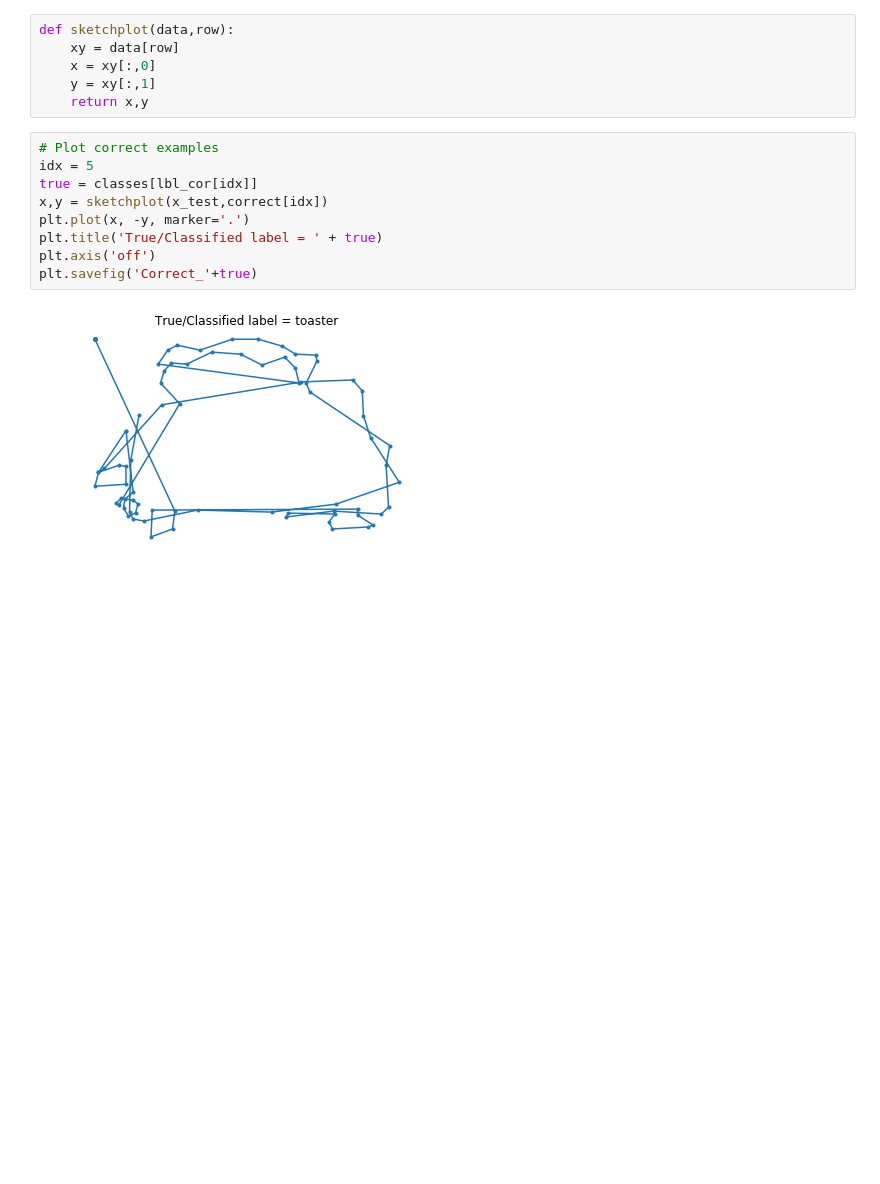
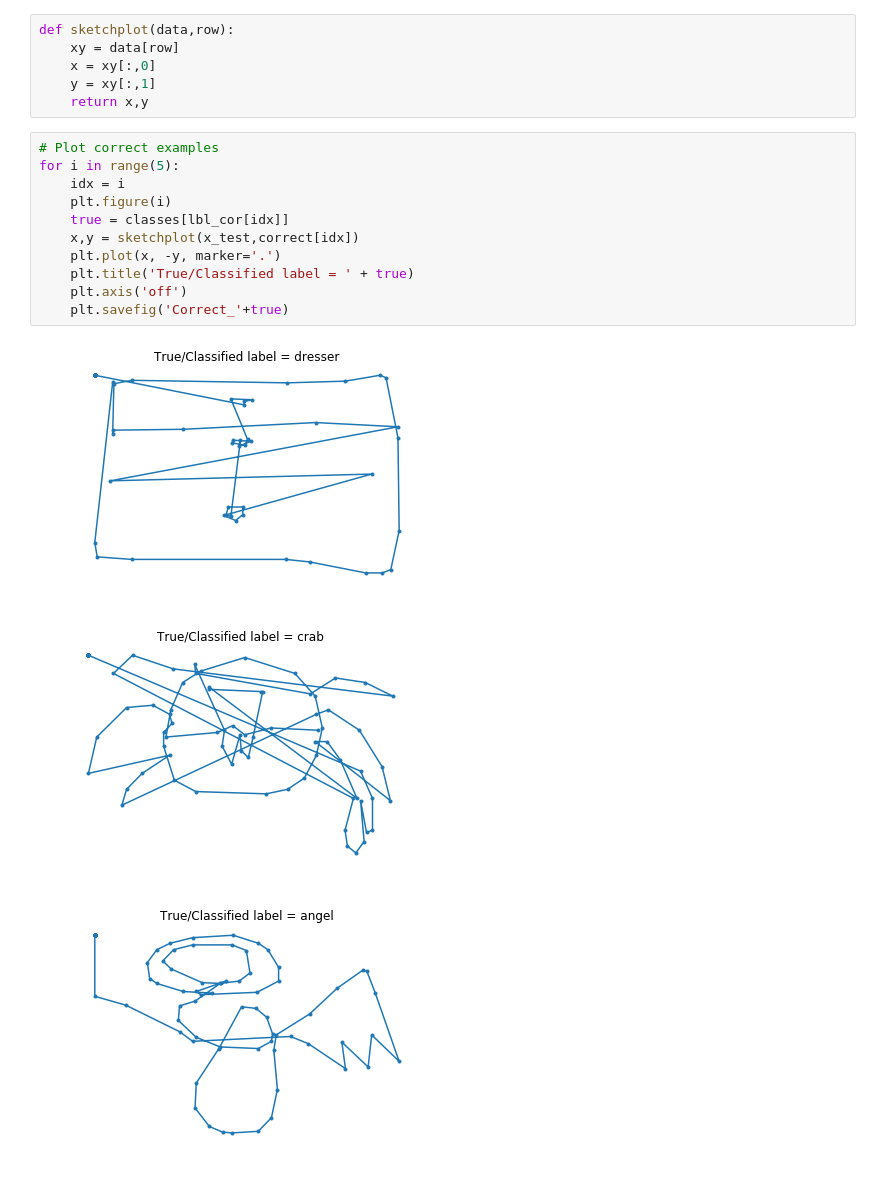
Before and after one commit to bzhang610/GoogleDoodle, a Jupyter notebook: LSTM_Demo.ipynb, the cells around one changed output. Cells and saved outputs as stored; diff of their text form; blank space fills up the shorter version.

```diff
--- a/LSTM_Demo.ipynb
+++ b/LSTM_Demo.ipynb
@@ -102,12 +102,16 @@ def sketchplot(data,row):
     return x,y
 # %%
 # Plot correct examples
-idx = 5
-true = classes[lbl_cor[idx]]
-x,y = sketchplot(x_test,correct[idx])
-plt.plot(x, -y, marker='.')
-plt.title('True/Classified label = ' + true)
-plt.axis('off')
-plt.savefig('Correct_'+true)
+for i in range(5):
+    idx = i
+    plt.figure(i)
+    true = classes[lbl_cor[idx]]
+    x,y = sketchplot(x_test,correct[idx])
+    plt.plot(x, -y, marker='.')
+    plt.title('True/Classified label = ' + true)
+    plt.axis('off')
+    plt.savefig('Correct_'+true)
 # %% [output]
-[figure, old version]
+[figure, new version]
+[figure, added]
+[figure, added]
```
Also changed, not shown: parts of 2 cells of this notebook.
